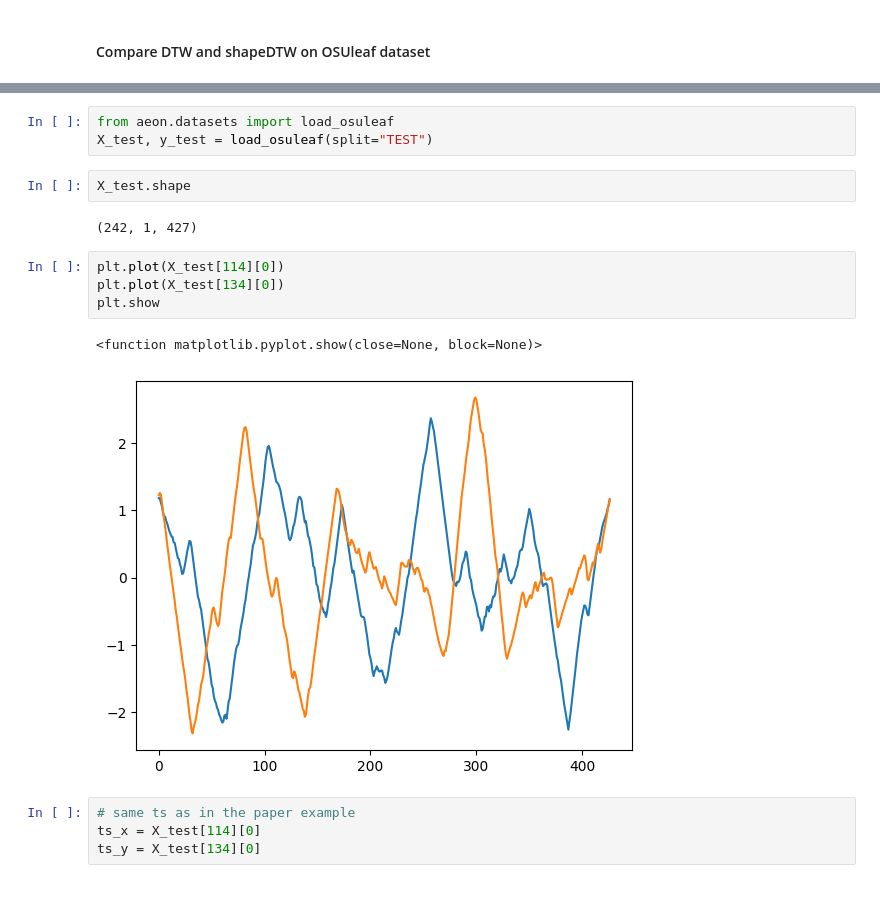
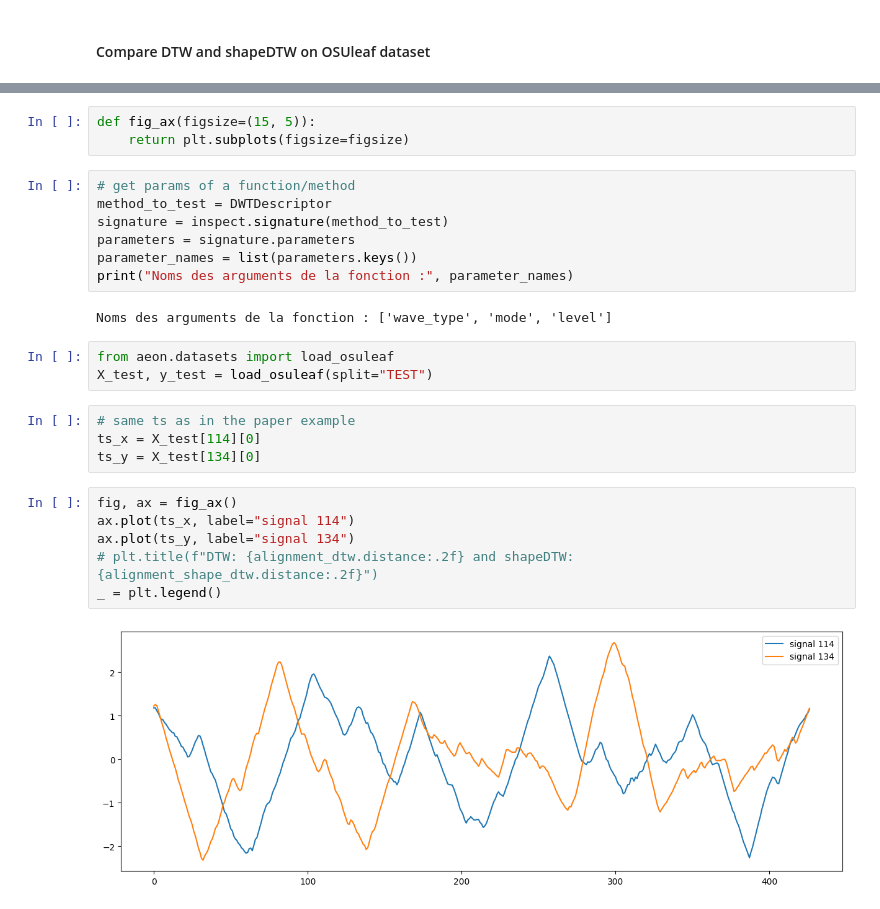
Before and after one commit to adlemoreau/shapedtw-timeseries, a Jupyter notebook: full_method.ipynb, the cells around one changed output, grey strips where cells are left out. Saved outputs shown, nothing was run; the diff lists cells and outputs as text.

```diff
--- a/full_method.ipynb
+++ b/full_method.ipynb
@@ -18,18 +22,27 @@ shape_dtw(x, y, subsequence_width: int,
+# %%
+def fig_ax(figsize=(15, 5)):
+    return plt.subplots(figsize=figsize)
+# %%
+# get params of a function/method
+method_to_test = DWTDescriptor
+signature = inspect.signature(method_to_test)
+parameters = signature.parameters
+parameter_names = list(parameters.keys())
+print("Noms des arguments de la fonction :", parameter_names)
+# %% [output]
+Noms des arguments de la fonction : ['wave_type', 'mode', 'level']
 # %%
 from aeon.datasets import load_osuleaf
 X_test, y_test = load_osuleaf(split="TEST")
-# %%
-X_test.shape
-# %% [output]
-(242, 1, 427)
-# %%
-plt.plot(X_test[114][0])
-plt.plot(X_test[134][0])
-plt.show
-# %% [output]
-<function matplotlib.pyplot.show(close=None, block=None)>
-[figure, removed]
 # %%
 # same ts as in the paper example
 ts_x = X_test[114][0]
 ts_y = X_test[134][0]
+# %%
+fig, ax = fig_ax()
+ax.plot(ts_x, label="signal 114")
+ax.plot(ts_y, label="signal 134")
+# plt.title(f"DTW: {alignment_dtw.distance:.2f} and shapeDTW: {alignment_shape_dtw.distance:.2f}")
+_ = plt.legend()
+# %% [output]
+[figure, added]
```
Also changed, not shown: parts of 13 cells of this notebook, 1 other file.
